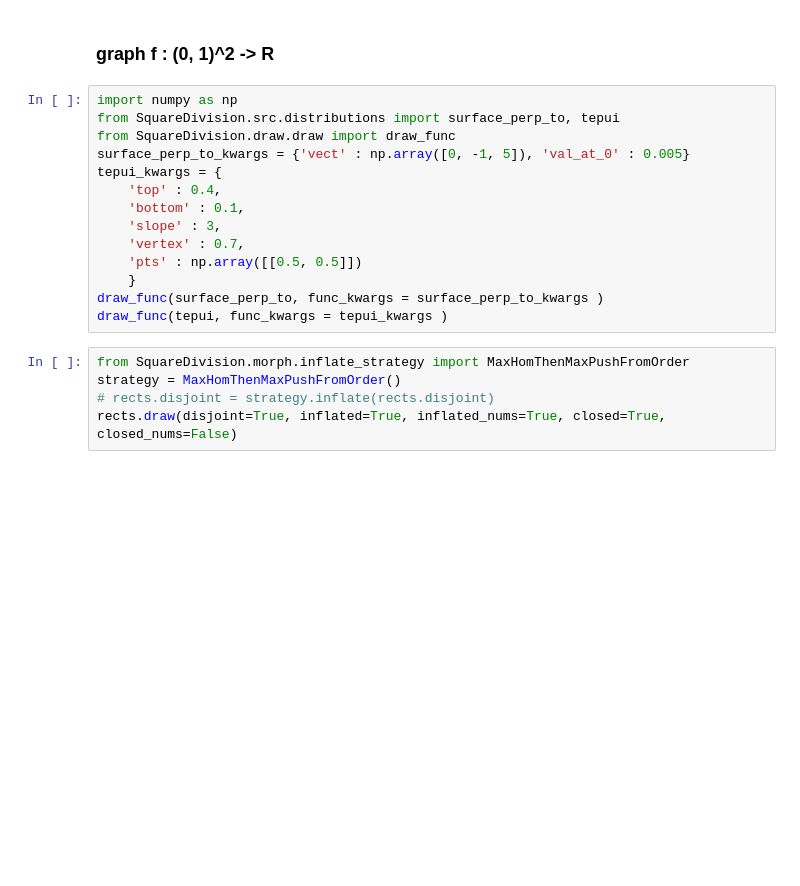
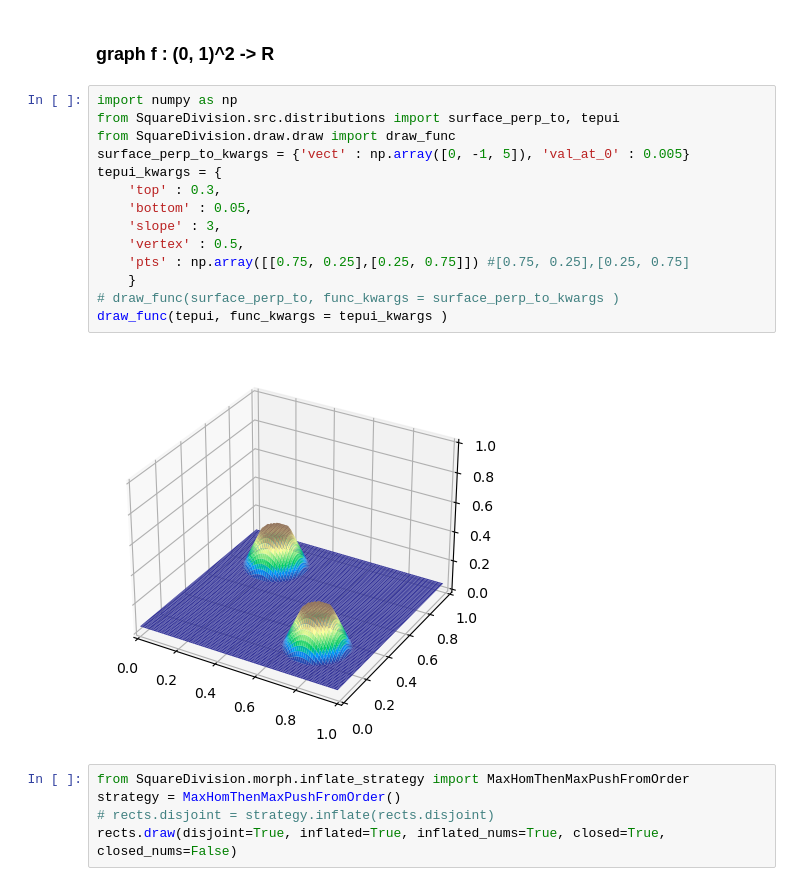
Before and after one commit to Polatucha16/SquareDivision, a Jupyter notebook: square_division_example.ipynb, the cells around one changed output. Cells and saved outputs as stored; diff of their text form; blank space fills up the shorter version.

```diff
--- a/square_division_example.ipynb
+++ b/square_division_example.ipynb
@@ -33,17 +98,19 @@ rects.draw(disjoint=True, inflated=True, inflated_nums=True, closed=True, closed
 # %%
 import numpy as np
 from SquareDivision.src.distributions import surface_perp_to, tepui
 from SquareDivision.draw.draw import draw_func
 surface_perp_to_kwargs = {'vect' : np.array([0, -1, 5]), 'val_at_0' : 0.005}
 tepui_kwargs = {
-    'top' : 0.4,
-    'bottom' : 0.1,
+    'top' : 0.3,
+    'bottom' : 0.05,
     'slope' : 3,
-    'vertex' : 0.7,
-    'pts' : np.array([[0.5, 0.5]])
+    'vertex' : 0.5,
+    'pts' : np.array([[0.75, 0.25],[0.25, 0.75]]) #[0.75, 0.25],[0.25, 0.75]
     }
-draw_func(surface_perp_to, func_kwargs = surface_perp_to_kwargs )
+# draw_func(surface_perp_to, func_kwargs = surface_perp_to_kwargs )
 draw_func(tepui, func_kwargs = tepui_kwargs )
+# %% [output]
+[figure, added]
 # %%
 from SquareDivision.morph.inflate_strategy import MaxHomThenMaxPushFromOrder
 strategy = MaxHomThenMaxPushFromOrder()
```
Also changed, not shown: parts of 15 cells of this notebook, 4 other files.
